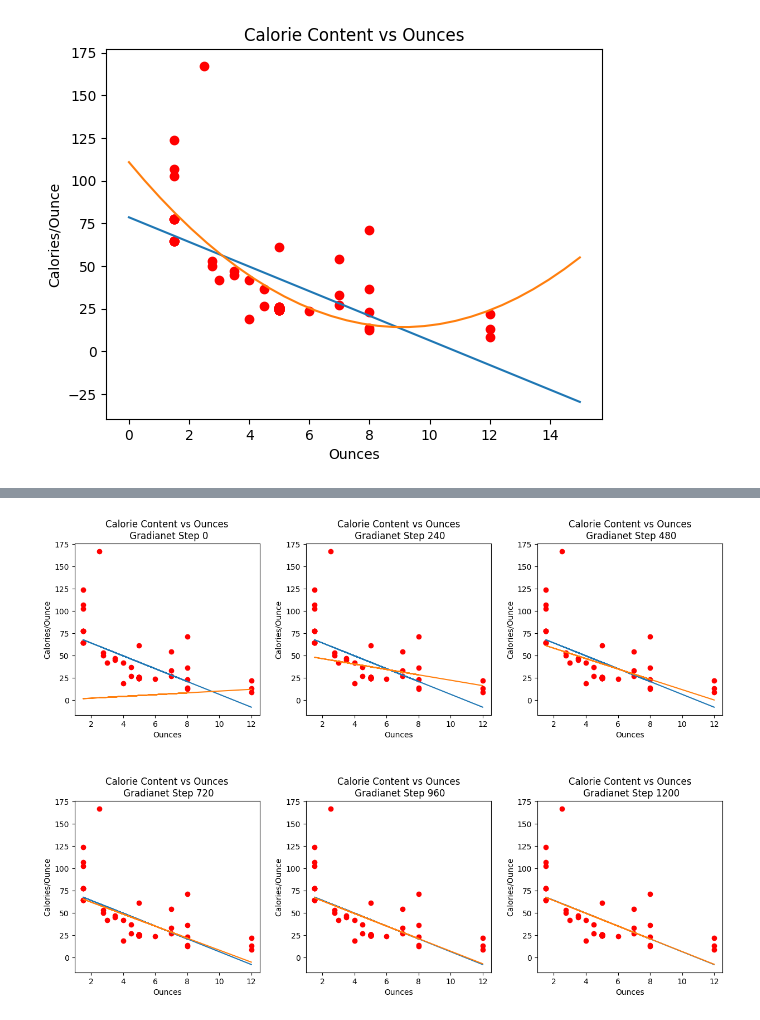
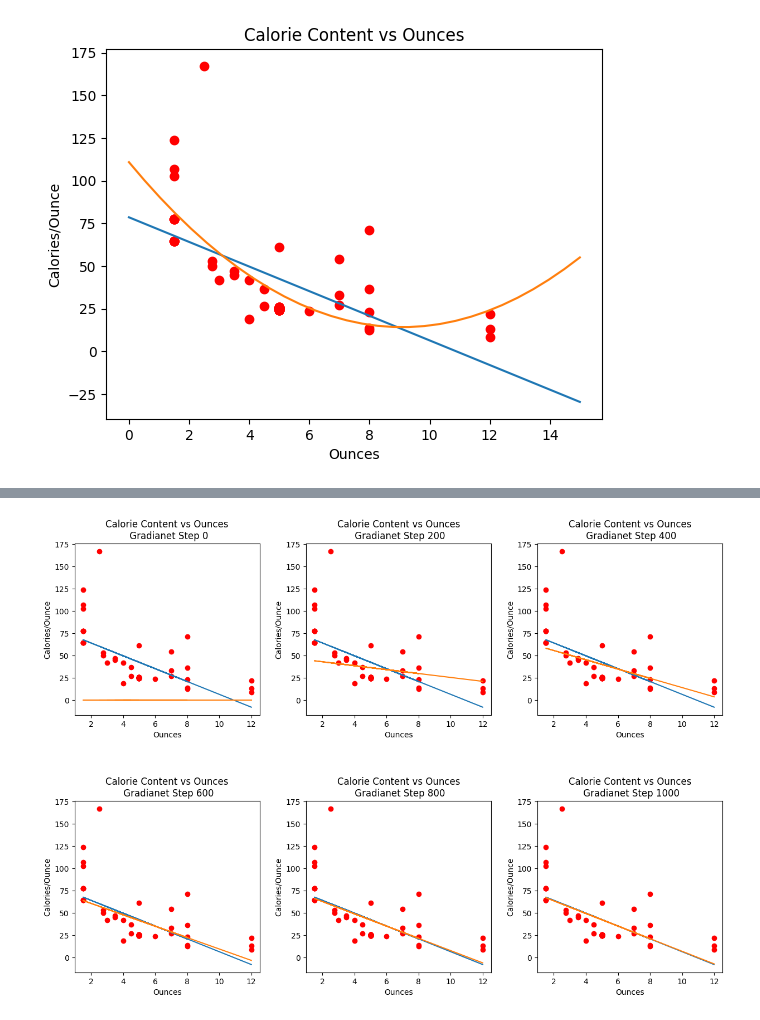
Before and after one commit to narges2027/Mmmmm..Machine_Learning, a Jupyter notebook: Class_Files/gradients.ipynb, the cells around one changed output, grey strips where cells are left out. Drawn from its saved outputs; the diff is of its cells as text; code cells hidden in the pictures.

```diff
--- a/Class_Files/gradients.ipynb
+++ b/Class_Files/gradients.ipynb
@@ -42,20 +42,19 @@ fig
 def l(x,y,m,b):
     yp = arb_linear(x,m,b)
     dy = (y-yp)**2
-    n=x.shape[0]
-    return 1/n*sum(dy)
+    return np.mean(dy)
+
 def dml(x,y,m,b):
     yp = arb_linear(x,m,b)
     dy = y-yp
-    n=x.shape[0]
-    return 2/n*sum(dy*(-x))
+    return 2*np.mean(dy*(-x))
+
 def dbl(x,y,m,b):
     yp = m*x+b
     dy = y-yp
-    n=x.shape[0]
-    return -2/n*sum(dy)
+    return -2*np.mean(dy)
 # %%
-m = [1]
+m = [0]
 b = [0]
 x = oz
 y = cal_per_ounce
@@ -69,14 +68,14 @@ print("%s+(%s)x"%(b[i],m[i]))
 # %%
 fig2,ax2 = plt.subplots(ncols=3,nrows=2,figsize=(15,10));
 fig2.subplots_adjust(hspace=0.5,wspace=0.25)
 for row in range(2):
     for col in range(3):
-        n=(col+3*row)*(1200//5)
+        n=(col+3*row)*(1000//5)
         ax2[row,col].plot(oz,cal_per_ounce,"ro");
         ax2[row,col].set_title("Calorie Content vs Ounces\n Gradianet Step %s"%n);
         ax2[row,col].set_xlabel('Ounces');
         ax2[row,col].set_ylabel('Calories/Ounce');
         ax2[row,col].plot(x,lcoef[0]*x+lcoef[1]);
         ax2[row,col].plot(x,m[n]*x+b[n]);
 # %% [output]
-[figure, old version]
+[figure, new version]
```
Also changed, not shown: parts of 1 cell of this notebook.
